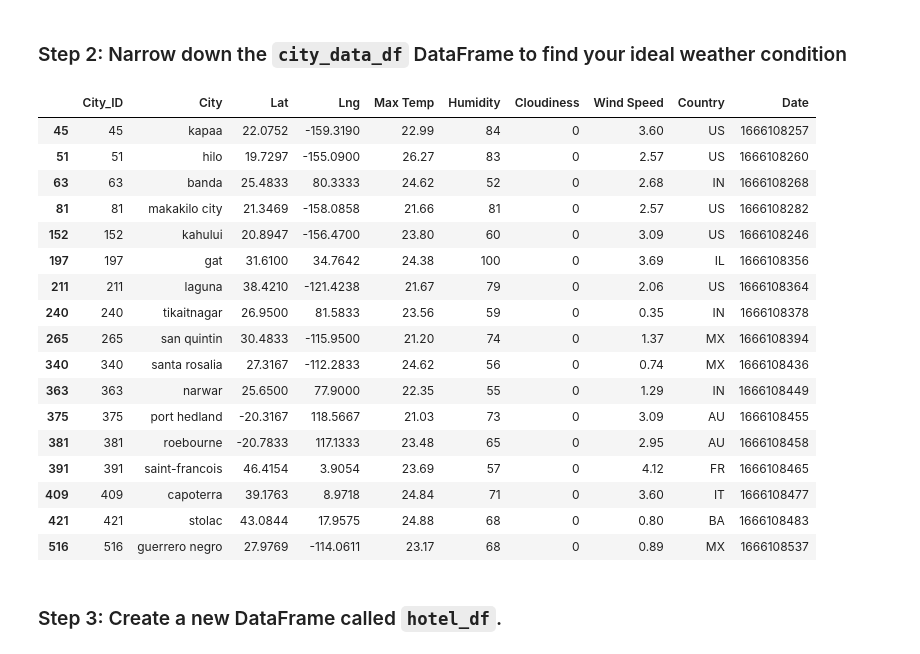
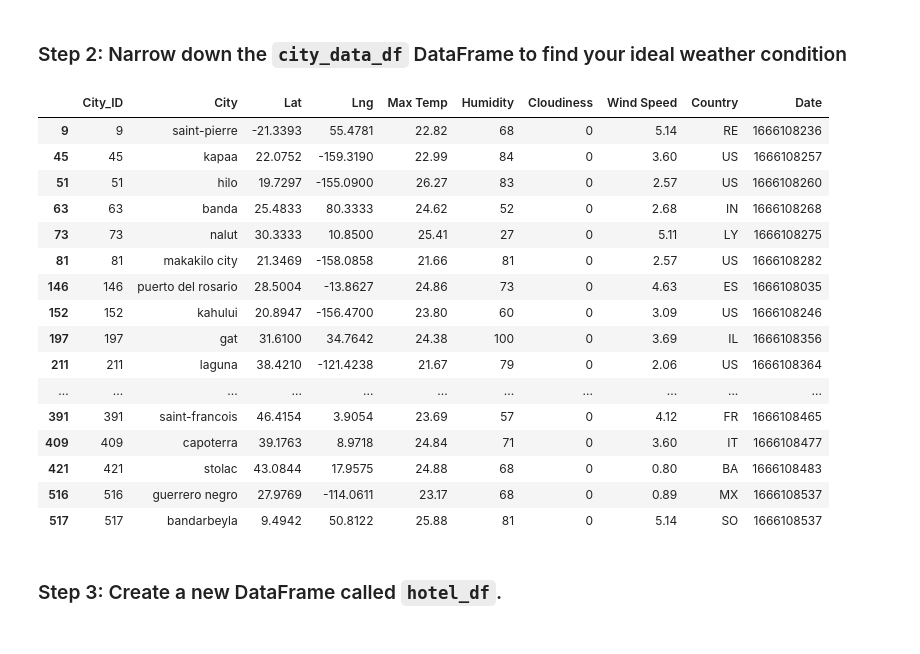
Before and after one commit to RacheMorris16k/python-api-challenge, a Jupyter notebook: WeatherPy/VacationPy.ipynb, the cells around one changed output. Drawn from its saved outputs; the diff is of its cells as text; code cells hidden in the pictures.

```diff
--- a/WeatherPy/VacationPy.ipynb
+++ b/WeatherPy/VacationPy.ipynb
@@ -92,35 +62,33 @@ map_plot
 # %%
 # Narrow down cities that fit criteria and drop any results with null values
 ideal_weather_df = city_data_df.loc[
-    (city_data_df["Max Temp"] < 27)&
-    (city_data_df["Max Temp"] > 21) \
-   &(city_data_df["Wind Speed"] < 4.5) \
-    &(city_data_df["Cloudiness"] == 0)
+    ((city_data_df["Max Temp"] <=27)&
+    (city_data_df["Max Temp"] >=21))\
+    &(city_data_df["Cloudiness"] == 0),:
 ]
 # Drop any rows with null values
-ideal_weather_df = ideal_weather_df.dropna()
+ideal_weather_df = ideal_weather_df.dropna(how="any")
 
 # Display sample data
 ideal_weather_df
 # %% [output]
 |  | City_ID | City | Lat | Lng | Max Temp | Humidity | Cloudiness | Wind Speed | Country | Date |
+| 9 | 9 | saint-pierre | -21.3393 | 55.4781 | 22.82 | 68 | 0 | 5.14 | RE | 1666108236 |
 | 45 | 45 | kapaa | 22.0752 | -159.3190 | 22.99 | 84 | 0 | 3.60 | US | 1666108257 |
 | 51 | 51 | hilo | 19.7297 | -155.0900 | 26.27 | 83 | 0 | 2.57 | US | 1666108260 |
 | 63 | 63 | banda | 25.4833 | 80.3333 | 24.62 | 52 | 0 | 2.68 | IN | 1666108268 |
+| 73 | 73 | nalut | 30.3333 | 10.8500 | 25.41 | 27 | 0 | 5.11 | LY | 1666108275 |
 | 81 | 81 | makakilo city | 21.3469 | -158.0858 | 21.66 | 81 | 0 | 2.57 | US | 1666108282 |
+| 146 | 146 | puerto del rosario | 28.5004 | -13.8627 | 24.86 | 73 | 0 | 4.63 | ES | 1666108035 |
 | 152 | 152 | kahului | 20.8947 | -156.4700 | 23.80 | 60 | 0 | 3.09 | US | 1666108246 |
 | 197 | 197 | gat | 31.6100 | 34.7642 | 24.38 | 100 | 0 | 3.69 | IL | 1666108356 |
 | 211 | 211 | laguna | 38.4210 | -121.4238 | 21.67 | 79 | 0 | 2.06 | US | 1666108364 |
-| 240 | 240 | tikaitnagar | 26.9500 | 81.5833 | 23.56 | 59 | 0 | 0.35 | IN | 1666108378 |
-| 265 | 265 | san quintin | 30.4833 | -115.9500 | 21.20 | 74 | 0 | 1.37 | MX | 1666108394 |
-| 340 | 340 | santa rosalia | 27.3167 | -112.2833 | 24.62 | 56 | 0 | 0.74 | MX | 1666108436 |
-| 363 | 363 | narwar | 25.6500 | 77.9000 | 22.35 | 55 | 0 | 1.29 | IN | 1666108449 |
-| 375 | 375 | port hedland | -20.3167 | 118.5667 | 21.03 | 73 | 0 | 3.09 | AU | 1666108455 |
-| 381 | 381 | roebourne | -20.7833 | 117.1333 | 23.48 | 65 | 0 | 2.95 | AU | 1666108458 |
+| ... | ... | ... | ... | ... | ... | ... | ... | ... | ... | ... |
 | 391 | 391 | saint-francois | 46.4154 | 3.9054 | 23.69 | 57 | 0 | 4.12 | FR | 1666108465 |
 | 409 | 409 | capoterra | 39.1763 | 8.9718 | 24.84 | 71 | 0 | 3.60 | IT | 1666108477 |
 | 421 | 421 | stolac | 43.0844 | 17.9575 | 24.88 | 68 | 0 | 0.80 | BA | 1666108483 |
 | 516 | 516 | guerrero negro | 27.9769 | -114.0611 | 23.17 | 68 | 0 | 0.89 | MX | 1666108537 |
+| 517 | 517 | bandarbeyla | 9.4942 | 50.8122 | 25.88 | 81 | 0 | 5.14 | SO | 1666108537 |
 # %% [markdown]
 ### Step 3: Create a new DataFrame called `hotel_df`.
 # %%
```
Also changed, not shown: parts of 11 cells of this notebook, 1 other file.
